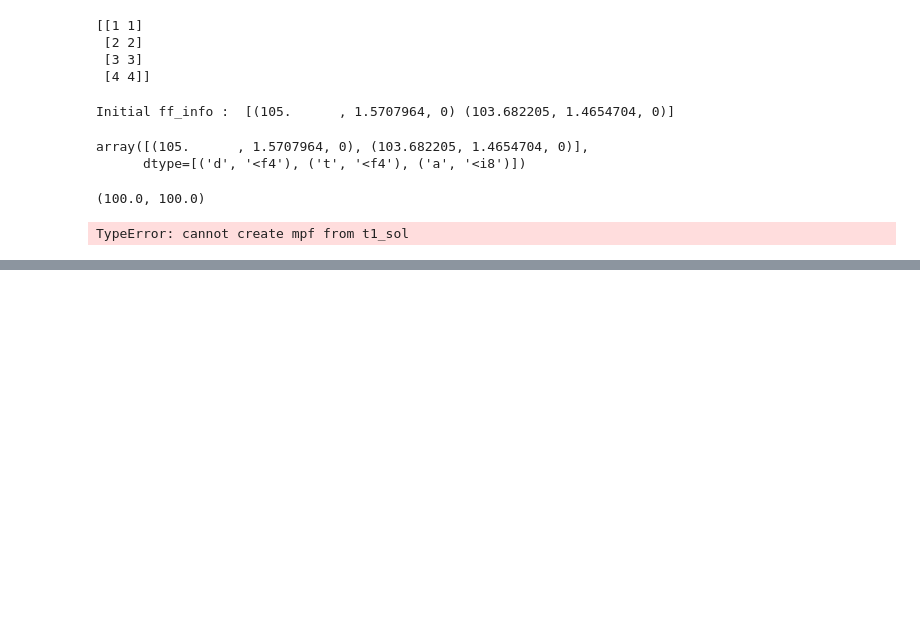
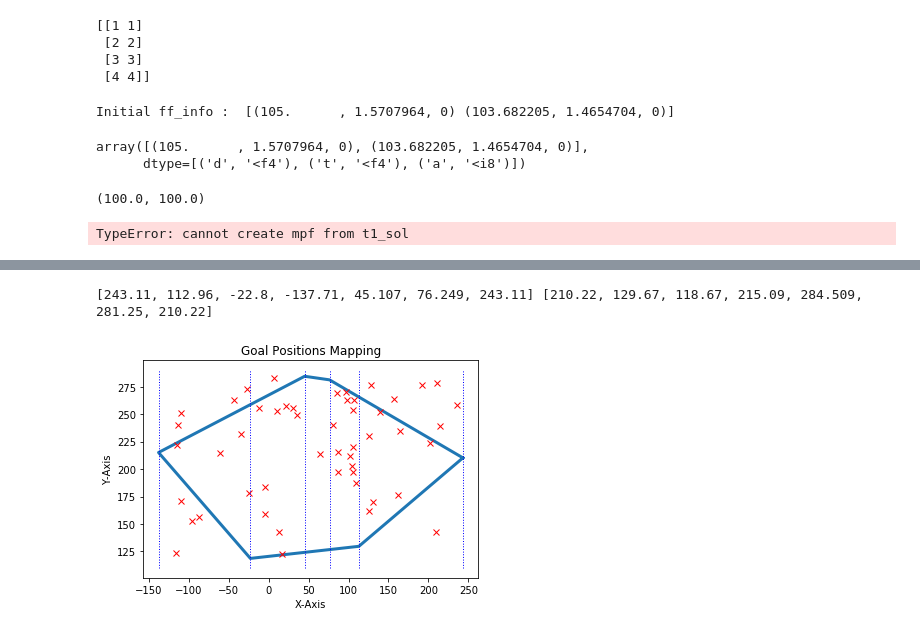
Before and after one commit to cmburgul/Friction-Finger-WIHM-DRL, a Jupyter notebook: ff_env_1.ipynb, the cells around one changed output, grey strips where cells are left out. Saved outputs shown, nothing was run; the diff lists cells and outputs as text; code cells hidden in the pictures; blank space fills up the shorter version.

Commit message:
Goal function prototype created

```diff
--- a/ff_env_1.ipynb
+++ b/ff_env_1.ipynb
@@ -690,0 +715,56 @@ TypeError: cannot create mpf from t1_sol
+# %%
+# Defining Points from A - D
+D_x, D_y = (-137.71, 215.09)
+E_x, E_y = (45.107, 284.509)
+F_x, F_y = (76.249, 281.25)
+A_x, A_y = (243.11, 210.22)
+B_x, B_y = (112.96, 129.67)
+C_x, C_y = (-22.80, 118.67)
+
+# Splitting x and y
+x = [A_x, B_x, C_x, D_x, E_x, F_x, A_x]
+y = [A_y, B_y, C_y, D_y, E_y, F_y, A_y]
+print(x, y)
+# %% [output]
+[243.11, 112.96, -22.8, -137.71, 45.107, 76.249, 243.11] [210.22, 129.67, 118.67, 215.09, 284.509, 281.25, 210.22]
+# %%
+# Plotting all the points from A-E
+# And Dividing the whole plotting into 6 sections
+
+# Plotting lines acros points
+plt.plot(x, y, linewidth=3)
+
+# Plotting a scatter points
+plt.plot(x_r, y_r, 'x', color='red')
+
+# Plotting Section line-1 across point D
+plt.plot([D_x, D_x], [110, 290], linestyle='dotted', linewidth=1, color='blue')
+
+# Plotting Section line-2 across point C
+plt.plot([C_x, C_x], [110, 290], linestyle='dotted', linewidth=1, color='blue')
+
+# Plotting Section line-3 across point E
+plt.plot([E_x, E_x], [110, 290], linestyle='dotted', linewidth=1, color='blue')
+
+# Plotting Section line-4 across point F
+plt.plot([F_x, F_x], [110, 290], linestyle='dotted', linewidth=1, color='blue')
+
+# Plotting Section line-5 across point B
+plt.plot([B_x, B_x], [110, 290], linestyle='dotted', linewidth=1, color='blue')
+
+# Plotting Section line-6 across point A
+plt.plot([A_x, A_x], [110, 290], linestyle='dotted', linewidth=1, color='blue')
+
+# Set title 1
+plt.title("Goal Positions Mapping")
+
+# Set X-label
+plt.xlabel("X-Axis", fontsize=10)
+
+# Set Y-label
+plt.ylabel("Y-Axis", fontsize=10)
+
+# Display plot
+plt.show()
+# %% [output]
+[figure, added]
```
Also changed, not shown: parts of 13 cells of this notebook, 1 other file.
